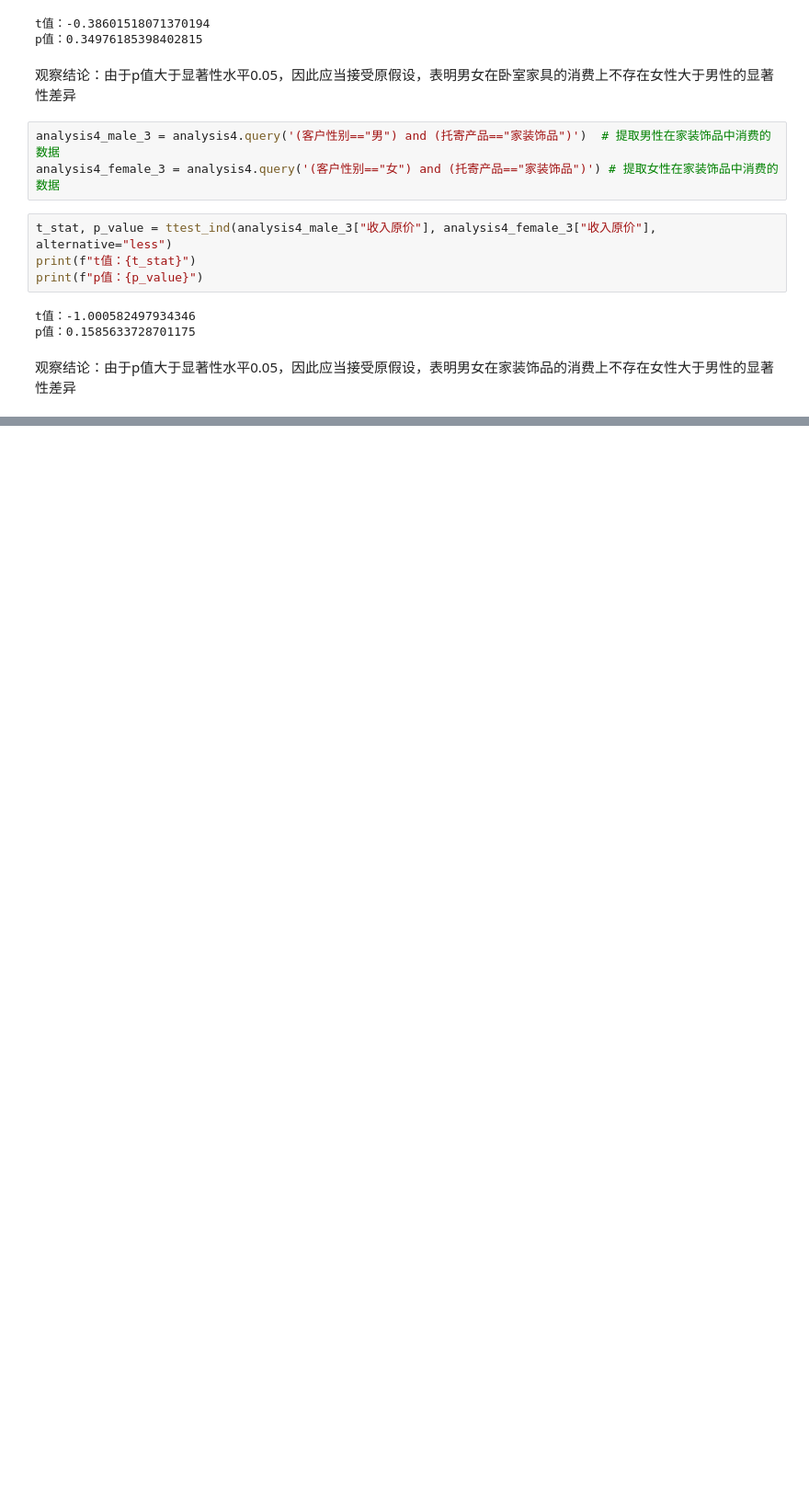
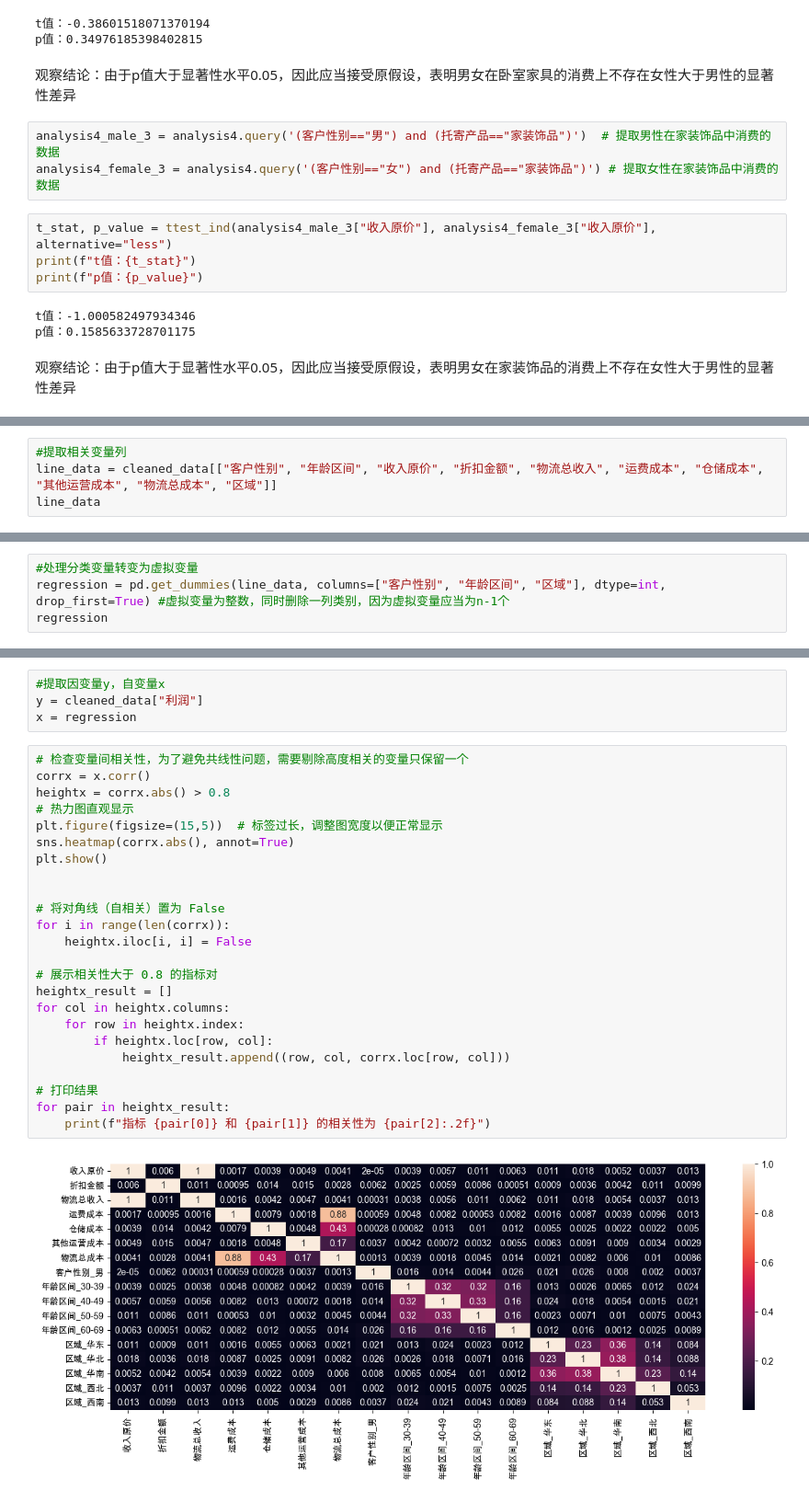
Before and after one commit to Hejiale-hub/---, a Jupyter notebook: Logistics_analyst.ipynb, the cells around one changed output, grey strips where cells are left out. Shown at 92% size. Drawn from its saved outputs; the diff is of its cells as text; blank space fills up the shorter version.

```diff
--- a/Logistics_analyst.ipynb
+++ b/Logistics_analyst.ipynb
@@ -389,0 +397,4 @@ p值：0.1585633728701175
+# %%
+#提取相关变量列
+line_data = cleaned_data[["客户性别", "年龄区间", "收入原价", "折扣金额", "物流总收入", "运费成本", "仓储成本", "其他运营成本", "物流总成本", "区域"]]
+line_data
@@ -389,0 +415,4 @@ p值：0.1585633728701175
+# %%
+#处理分类变量转变为虚拟变量
+regression = pd.get_dummies(line_data, columns=["客户性别", "年龄区间", "区域"], dtype=int, drop_first=True) #虚拟变量为整数，同时删除一列类别，因为虚拟变量应当为n-1个
+regression
@@ -389,0 +433,30 @@ p值：0.1585633728701175
+# %%
+#提取因变量y，自变量x
+y = cleaned_data["利润"]
+x = regression
+# %%
+# 检查变量间相关性，为了避免共线性问题，需要剔除高度相关的变量只保留一个
+corrx = x.corr()
+heightx = corrx.abs() > 0.8
+# 热力图直观显示
+plt.figure(figsize=(15,5))  # 标签过长，调整图宽度以便正常显示
+sns.heatmap(corrx.abs(), annot=True)
+plt.show()
+
+
+# 将对角线（自相关）置为 False
+for i in range(len(corrx)):
+    heightx.iloc[i, i] = False
+
+# 展示相关性大于 0.8 的指标对
+heightx_result = []
+for col in heightx.columns:
+    for row in heightx.index:
+        if heightx.loc[row, col]:
+            heightx_result.append((row, col, corrx.loc[row, col]))
+
+# 打印结果
+for pair in heightx_result:
+    print(f"指标 {pair[0]} 和 {pair[1]} 的相关性为 {pair[2]:.2f}")
+# %% [output]
+[figure, added]
```
Also changed, not shown: parts of 25 cells of this notebook.
